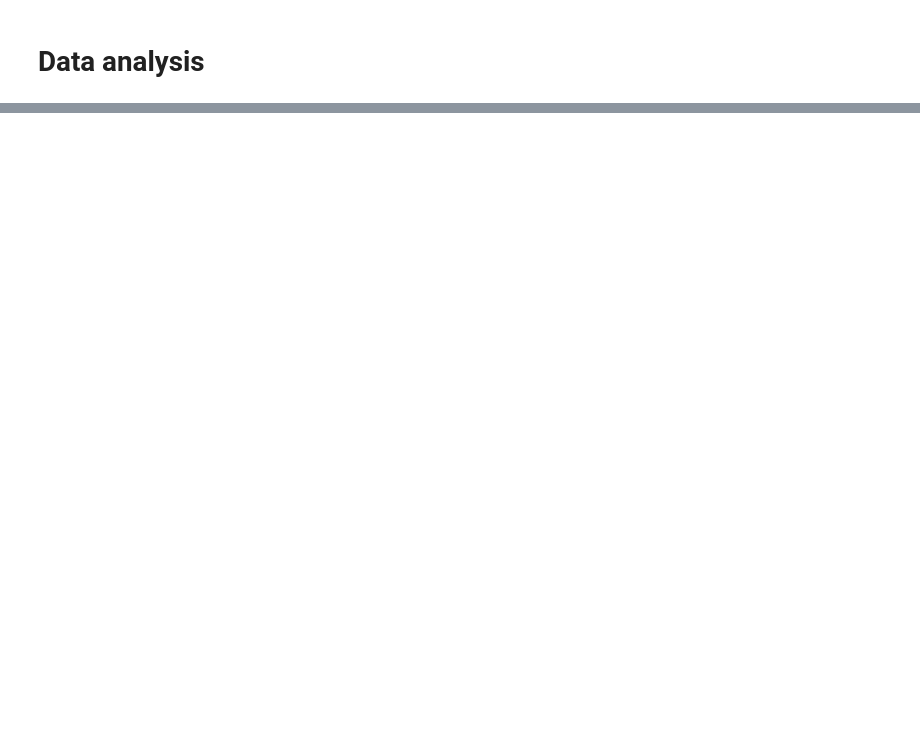
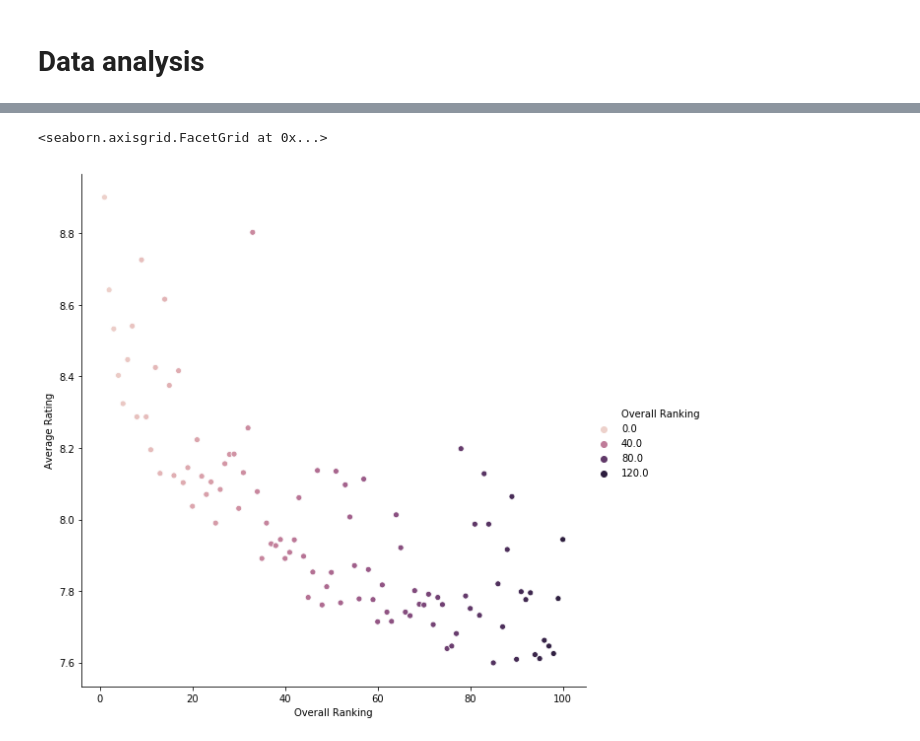
Before and after one commit to Szmariu/animated-winter, a Jupyter notebook: code.ipynb, the cells around one changed output, grey strips where cells are left out. Saved outputs shown, nothing was run; the diff lists cells and outputs as text; code cells hidden in the pictures; blank space fills up the shorter version.

```diff
--- a/code.ipynb
+++ b/code.ipynb
@@ -181,0 +253,6 @@ detailedTable.to_pickle("Detailed.p")
+# %%
+# Let's take a look at the Ranking vs Average Rating
+sns.relplot(x="Overall Ranking", y="Average Rating", data=detailedTable, height = 8, hue = 'Overall Ranking')
+# %% [output]
+<seaborn.axisgrid.FacetGrid at 0x...>
+[figure, added]
```
Also changed, not shown: parts of 34 cells of this notebook, 2 other files.
